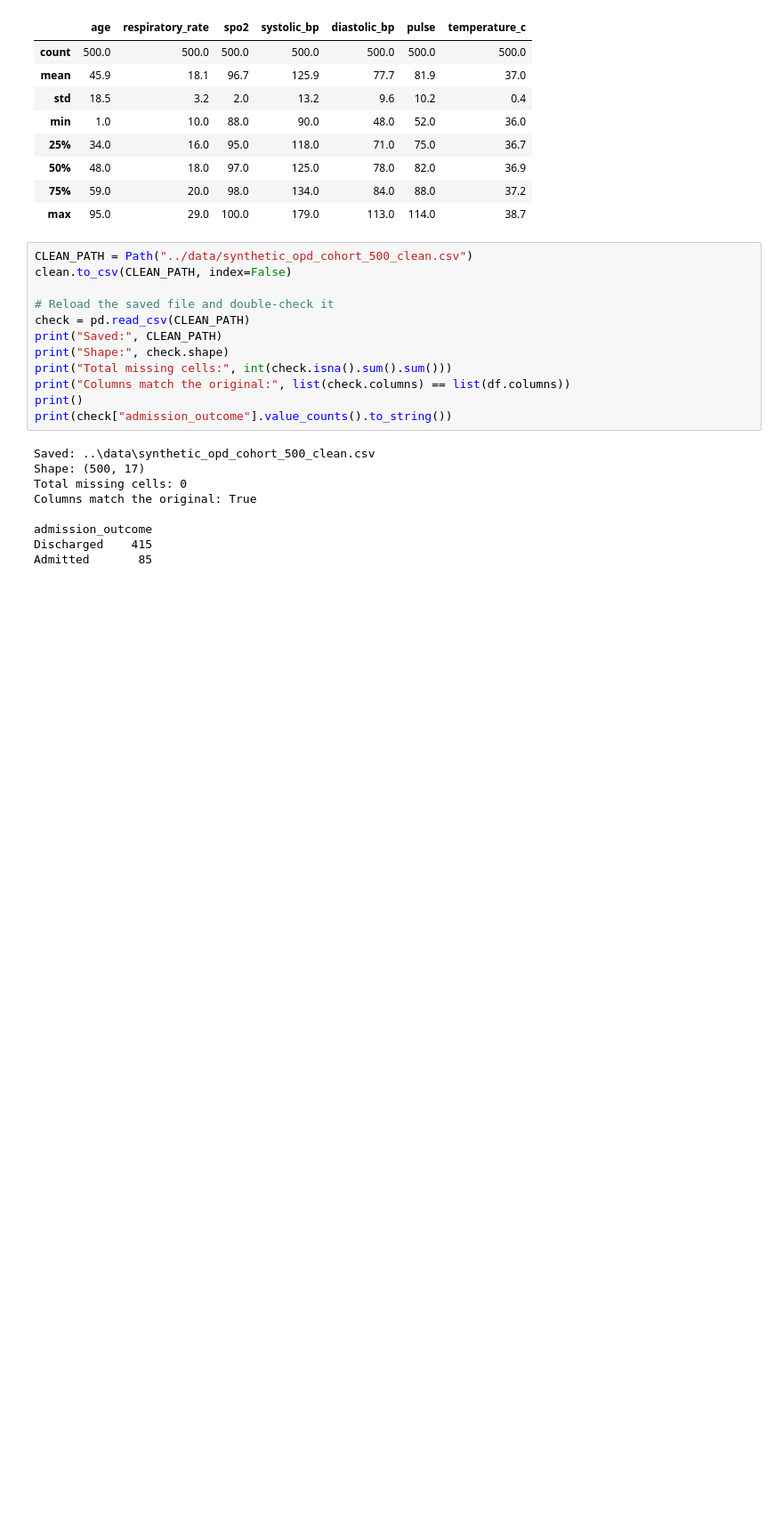
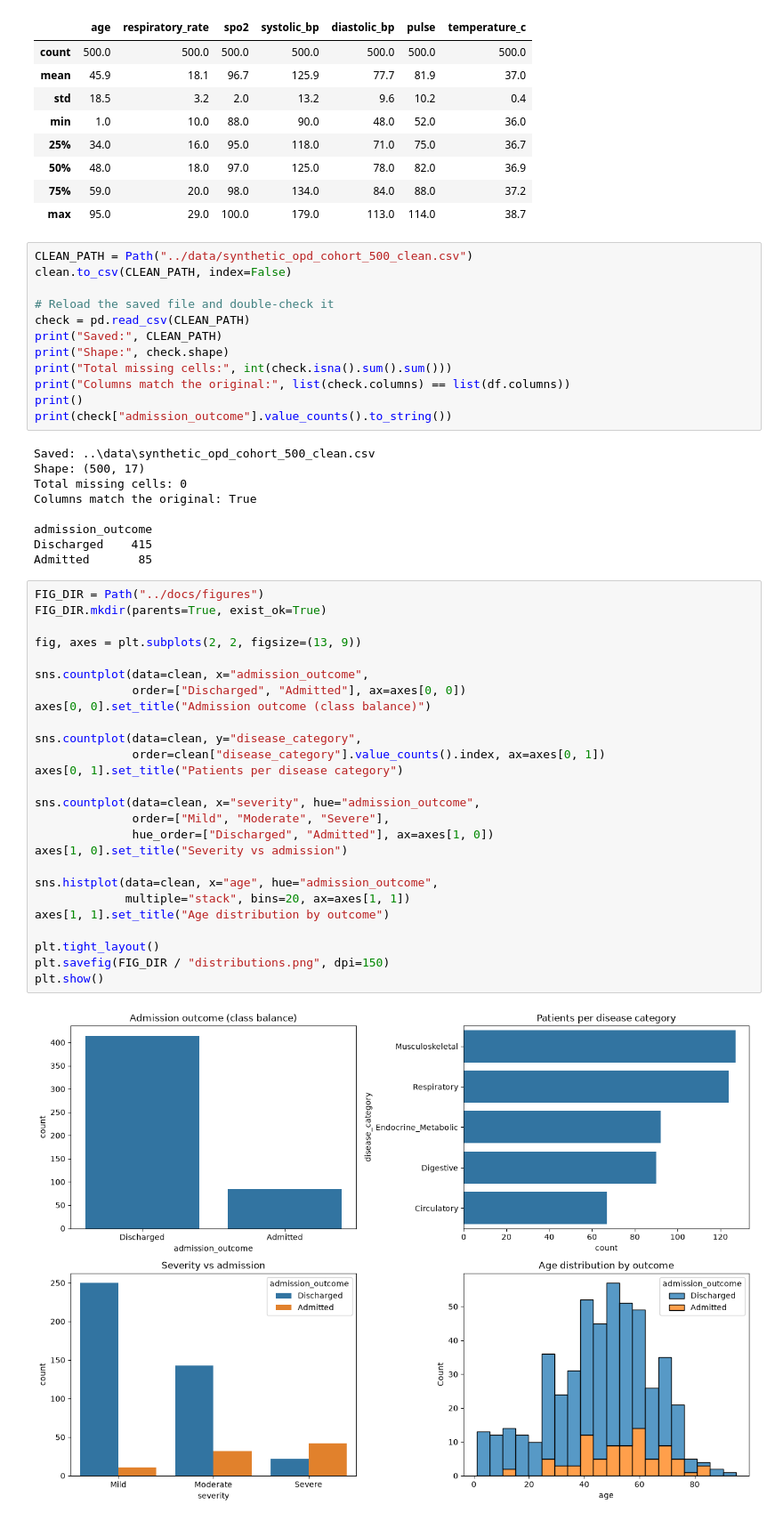
Before and after one commit to shiprachoubey540-bit/Patient_case_taking_tool, a Jupyter notebook: notebooks/Module1_EDA.ipynb, the cells around one changed output. Shown at 89% size. Cells and saved outputs as stored; diff of their text form; blank space fills up the shorter version.

```diff
--- a/notebooks/Module1_EDA.ipynb
+++ b/notebooks/Module1_EDA.ipynb
@@ -186,3 +186,31 @@ Columns match the original: True
 admission_outcome
 Discharged    415
 Admitted       85
+# %%
+FIG_DIR = Path("../docs/figures")
+FIG_DIR.mkdir(parents=True, exist_ok=True)
+
+fig, axes = plt.subplots(2, 2, figsize=(13, 9))
+
+sns.countplot(data=clean, x="admission_outcome",
+              order=["Discharged", "Admitted"], ax=axes[0, 0])
+axes[0, 0].set_title("Admission outcome (class balance)")
+
+sns.countplot(data=clean, y="disease_category",
+              order=clean["disease_category"].value_counts().index, ax=axes[0, 1])
+axes[0, 1].set_title("Patients per disease category")
+
+sns.countplot(data=clean, x="severity", hue="admission_outcome",
+              order=["Mild", "Moderate", "Severe"],
+              hue_order=["Discharged", "Admitted"], ax=axes[1, 0])
+axes[1, 0].set_title("Severity vs admission")
+
+sns.histplot(data=clean, x="age", hue="admission_outcome",
+             multiple="stack", bins=20, ax=axes[1, 1])
+axes[1, 1].set_title("Age distribution by outcome")
+
+plt.tight_layout()
+plt.savefig(FIG_DIR / "distributions.png", dpi=150)
+plt.show()
+# %% [output]
+[figure, added]
```
Also changed, not shown: parts of 1 cell of this notebook, 4 other files.
